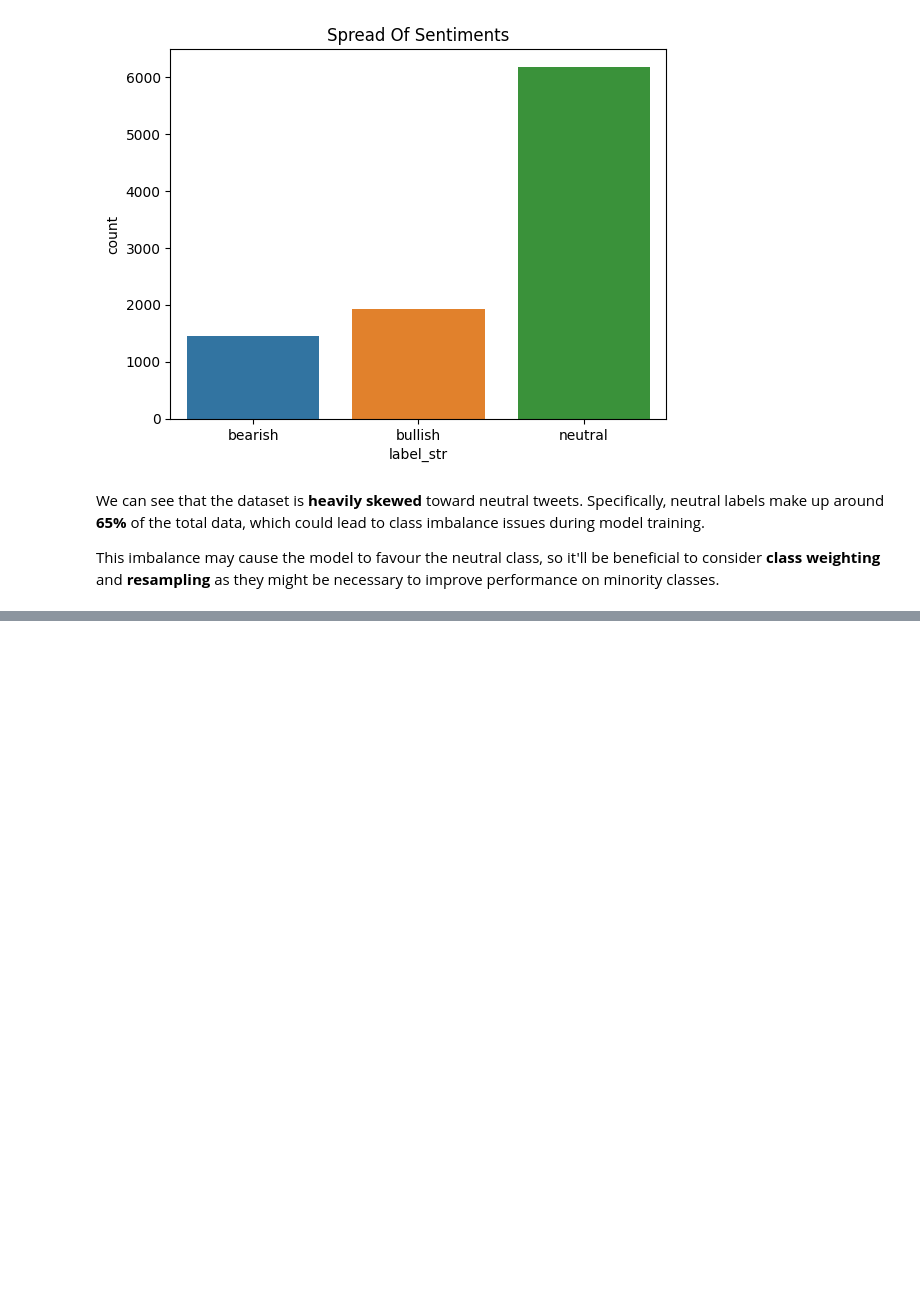
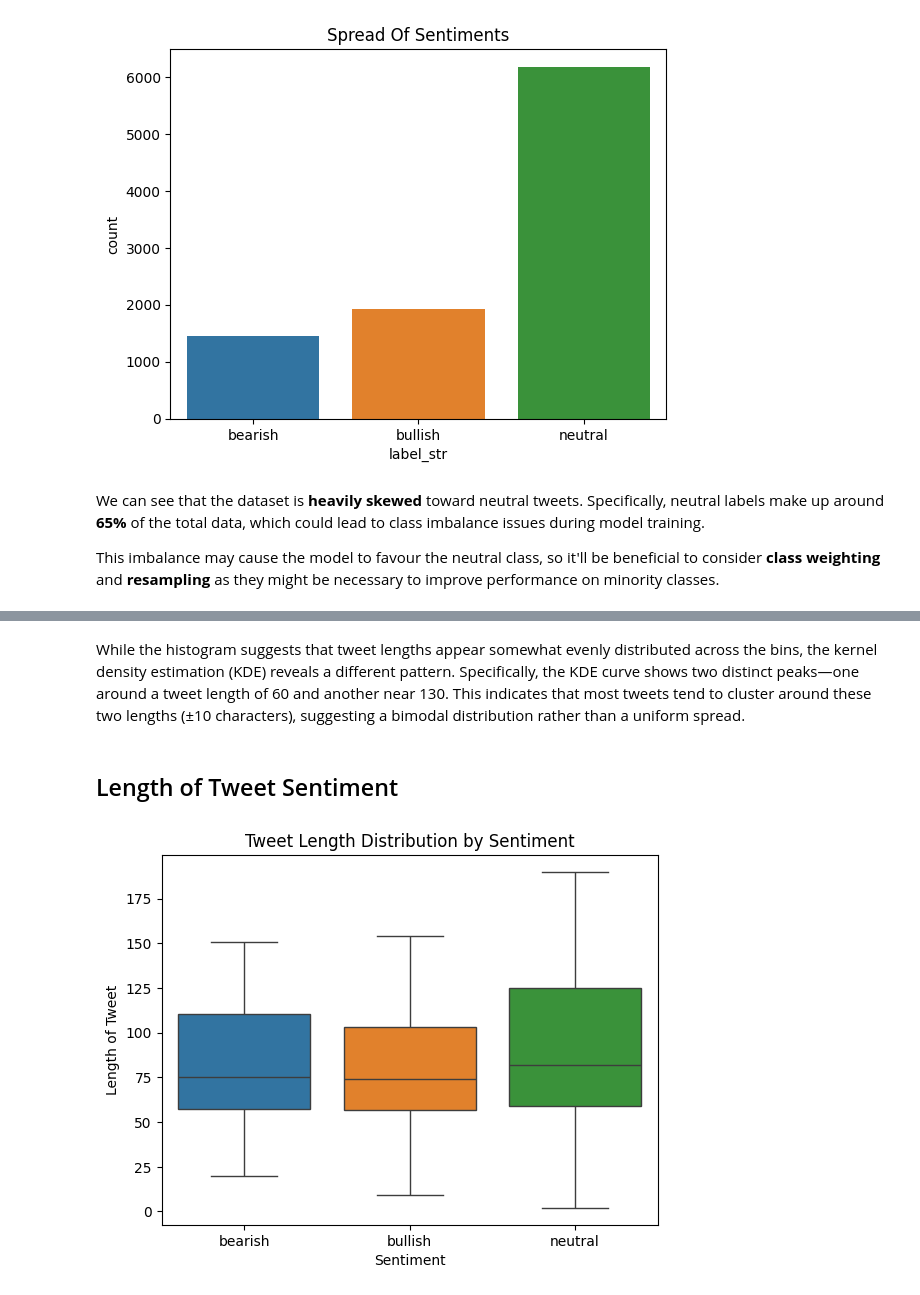
Before and after one commit to anuragcodesdev/financial-sentiment-analysis, a Jupyter notebook: notebooks/01_eda_financial_tweets.ipynb, the cells around one changed output, grey strips where cells are left out. Saved outputs shown, nothing was run; the diff lists cells and outputs as text; code cells hidden in the pictures; blank space fills up the shorter version.

```diff
--- a/notebooks/01_eda_financial_tweets.ipynb
+++ b/notebooks/01_eda_financial_tweets.ipynb
@@ -97,0 +112,12 @@ This imbalance may cause the model to favour the neutral class, so it'll be bene
+# %% [markdown]
+While the histogram suggests that tweet lengths appear somewhat evenly distributed across the bins, the kernel density estimation (KDE) reveals a different pattern. Specifically, the KDE curve shows two distinct peaks—one around a tweet length of 60 and another near 130. This indicates that most tweets tend to cluster around these two lengths (±10 characters), suggesting a bimodal distribution rather than a uniform spread.
+# %% [markdown]
+## Length of Tweet Sentiment
+# %%
+sns.boxplot(x='label_str', y='text_len', data=df, hue='label_str')
+plt.title("Tweet Length Distribution by Sentiment")
+plt.xlabel("Sentiment")
+plt.ylabel("Length of Tweet")
+plt.show()
+# %% [output]
+[figure, added]
```
Also changed, not shown: parts of 19 cells of this notebook, 2 other files.
